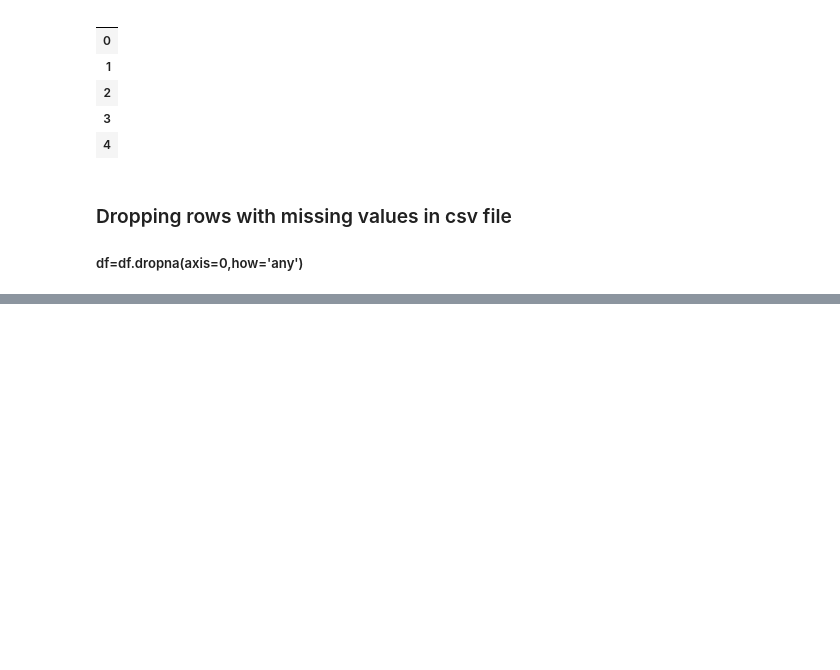
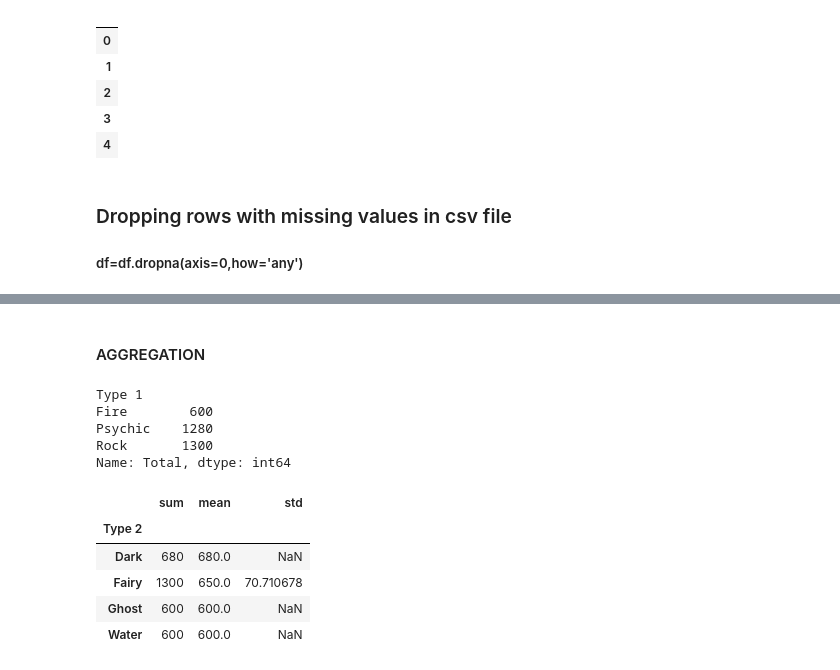
Before and after one commit to binita21/pandas, a Jupyter notebook: pandaspractice.ipynb, the cells around one changed output, grey strips where cells are left out. Saved outputs shown, nothing was run; the diff lists cells and outputs as text; code cells hidden in the pictures; blank space fills up the shorter version.

```diff
--- a/pandaspractice.ipynb
+++ b/pandaspractice.ipynb
@@ -561,0 +649,22 @@ C:\Users\Dell\pythonlibraries\pandas
+# %% [markdown]
+#### AGGREGATION
+# %%
+grp1=df.groupby('Type 1')
+grp1['Total'].aggregate(np.sum)
+# %% [output]
+Type 1
+Fire        600
+Psychic    1280
+Rock       1300
+Name: Total, dtype: int64
+# %%
+#finding all sum,mean,std
+grp2=df.groupby('Type 2')
+grp2['Total'].agg([np.sum,np.mean,np.std])
+# %% [output]
+|  | sum | mean | std |
+| Type 2 |  |  |  |
+| Dark | 680 | 680.0 | NaN |
+| Fairy | 1300 | 650.0 | 70.710678 |
+| Ghost | 600 | 600.0 | NaN |
+| Water | 600 | 600.0 | NaN |
```
Also changed, not shown: parts of 14 cells of this notebook.
